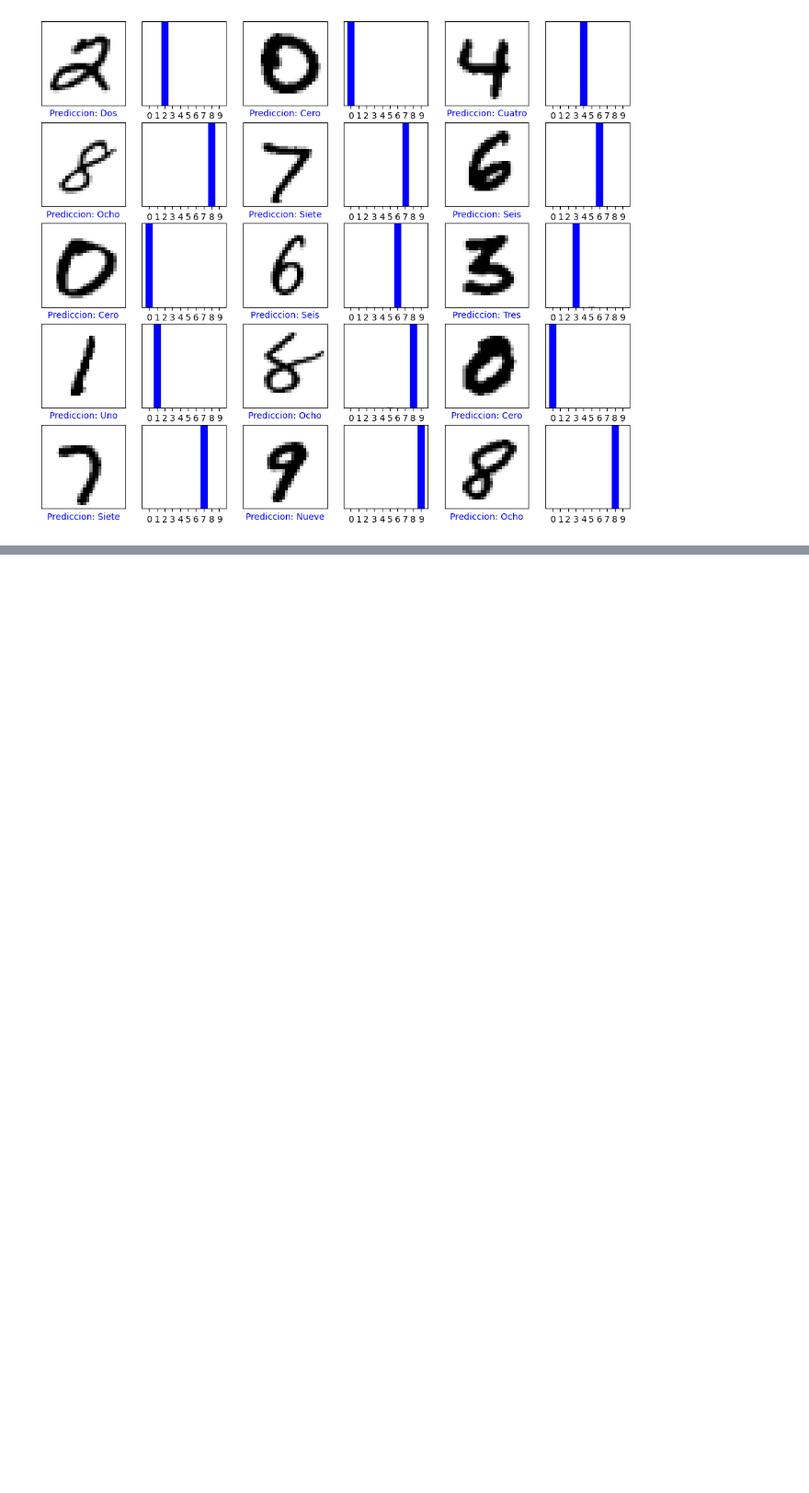
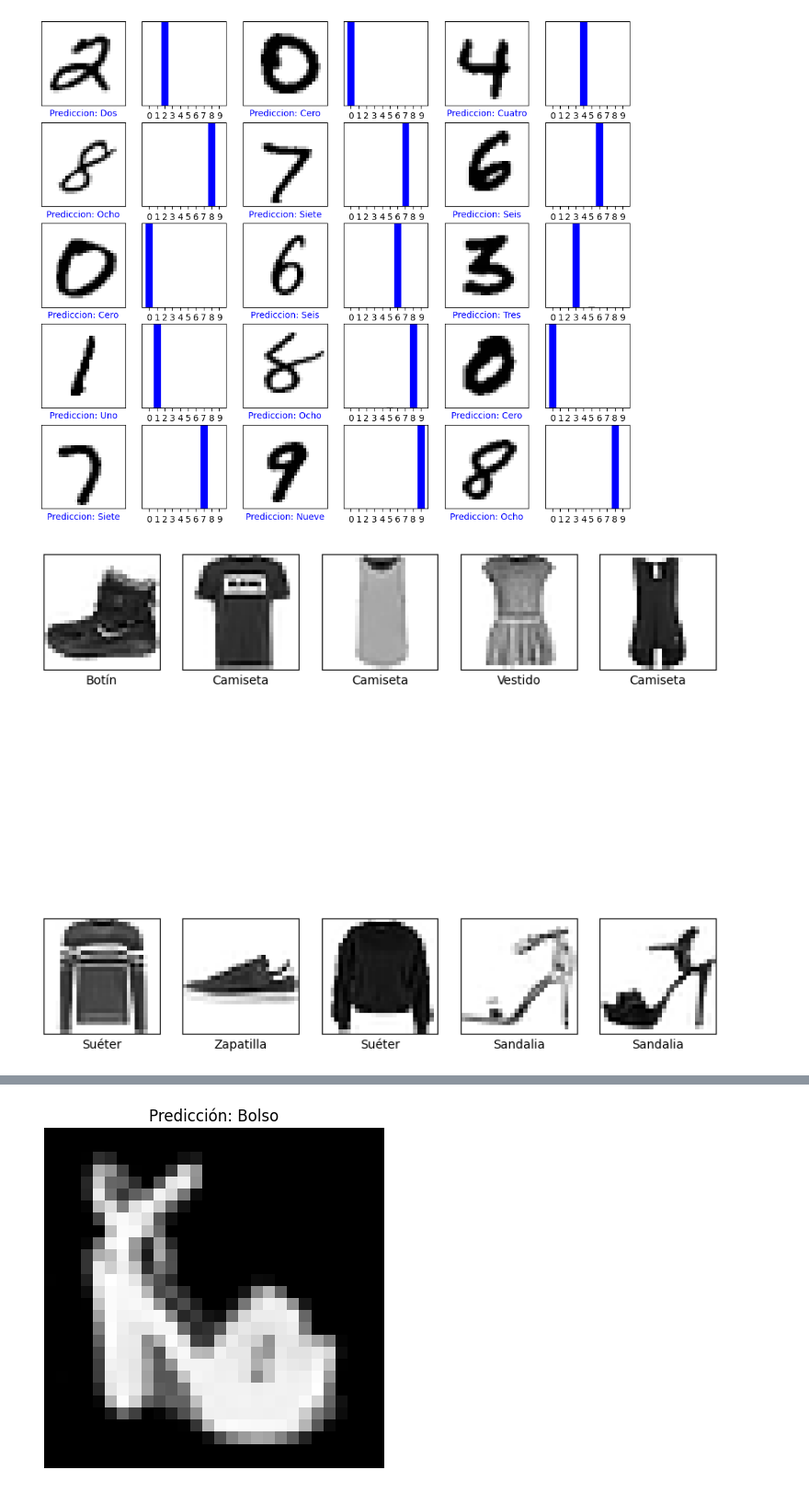
Before and after one commit to dxniiiv/Progra-III-2024, a Jupyter notebook: IA_de_numeros.ipynb, the cells around one changed output, grey strips where cells are left out. Shown: that part at 92% size. Cells and saved outputs as stored; diff of their text form; code cells hidden in the pictures; blank space fills up the shorter version.

```diff
--- a/IA_de_numeros.ipynb
+++ b/IA_de_numeros.ipynb
@@ -152,3 +152,81 @@ for i in range(num_imagenes):
 plt.show()
 # %% [output]
 [figure]
+# %%
+import tensorflow as tf
+from tensorflow.keras import layers, models
+import numpy as np
+import matplotlib.pyplot as plt
+from google.colab import files
+from PIL import Image
+
+fashion_mnist = tf.keras.datasets.fashion_mnist
+(train_images, train_labels), (test_images, test_labels) = fashion_mnist.load_data()
+
+etiquetas = [
+    "Camiseta", "Pantalón", "Suéter", "Vestido", "Abrigo",
+    "Sandalia", "Camisa", "Zapatilla", "Bolso", "Botín"
+]
+
+train_images = train_images / 255.0
+test_images = test_images / 255.0
+
+plt.figure(figsize=(10, 10))
+for i in range(10):
+    plt.subplot(2, 5, i + 1)
+    plt.xticks([])
+    plt.yticks([])
+    plt.grid(False)
+    plt.imshow(train_images[i], cmap=plt.cm.binary)
+    plt.xlabel(etiquetas[train_labels[i]])
+plt.show()
+
+model = models.Sequential([
+    layers.Reshape((28, 28, 1), input_shape=(28, 28)),
+    layers.Conv2D(32, (3, 3), activation='relu'),
+    layers.MaxPooling2D((2, 2)),
+    layers.Conv2D(64, (3, 3), activation='relu'),
+    layers.MaxPooling2D((2, 2)),
+    layers.Conv2D(64, (3, 3), activation='relu'),
+    layers.Flatten(),
+    layers.Dense(64, activation='relu'),
+    layers.Dense(10, activation='softmax')
+])
+
+model.compile(optimizer='adam',
+              loss='sparse_categorical_crossentropy',
+              metrics=['accuracy'])
+
+print("Entrenando el modelo...")
+model.fit(train_images, train_labels, epochs=5, validation_data=(test_images, test_labels))
+
+print("Evaluando el modelo...")
+test_loss, test_acc = model.evaluate(test_images, test_labels, verbose=2)
+print(f"Precisión en el conjunto de prueba: {test_acc * 100:.2f}%")
+
+print("\nSube tus imágenes (1 por cada etiqueta):")
+uploaded = files.upload()
+
+for filename in uploaded.keys():
+    print(f"\nProcesando imagen: {filename}")
+    img = Image.open(filename).convert("L").resize((28, 28))
+    img_array = np.array(img) / 255.0
+
+    if img_array.shape != (28, 28):
+        print(f"Advertencia: La imagen {filename} no tiene el tamaño adecuado (28x28).")
+
+    img_array = np.expand_dims(img_array, axis=0)
+
+    predictions = model.predict(img_array)
+
+    print(f"Probabilidades de todas las clases para {filename}: {predictions}")
+
+    etiqueta_predicha = etiquetas[np.argmax(predictions)]
+    print(f"La imagen {filename} fue clasificada como: {etiqueta_predicha}")
+
+    plt.imshow(img, cmap=plt.cm.binary)
+    plt.title(f"Predicción: {etiqueta_predicha}")
+    plt.axis('off')
+    plt.show()
+# %% [output]
+[figure, added]
@@ -154,0 +257 @@ plt.show()
+[figure, added]
```
Also changed, not shown: parts of 1 cell of this notebook.
